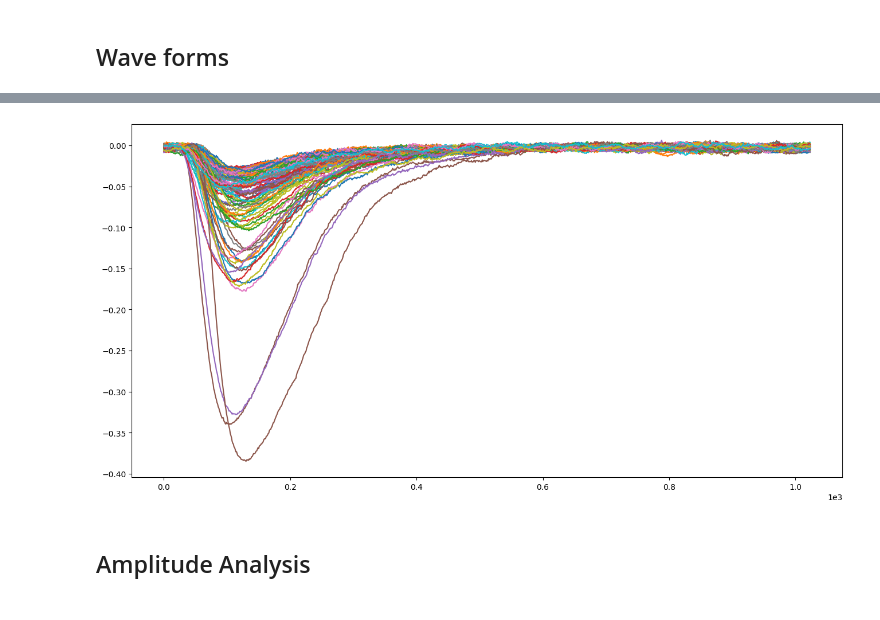
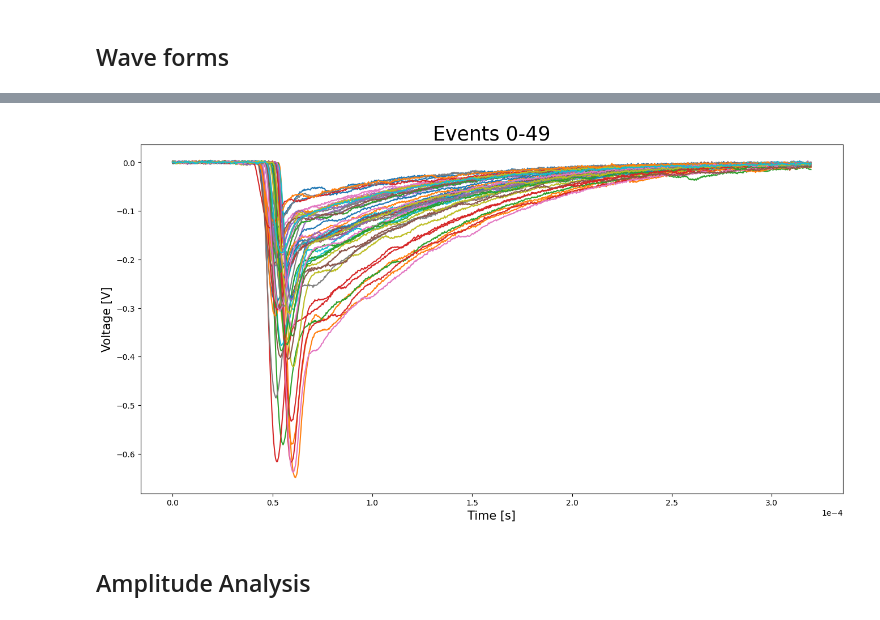
Before and after one commit to ReyGuadarrama/data_analyzer, a Jupyter notebook: analyzer/test.ipynb, the cells around one changed output, grey strips where cells are left out. Saved outputs shown, nothing was run; the diff lists cells and outputs as text; code cells hidden in the pictures.

Commit message:
waveforms plotting bug fixed

```diff
--- a/analyzer/test.ipynb
+++ b/analyzer/test.ipynb
@@ -33,4 +38,4 @@ data.sampling_period()
 # %%
 from waveForms import Signal_analyzer
 # %%
-signals = Signal_analyzer('./../raw_data/coincidence/wave*', 0)
+signals = Signal_analyzer('./../raw_data/boards_char/wavecatcher_run171_Ascii.dat', 4)
@@ -48,7 +58,7 @@ signals.noise()
 # %%
-signals.signal_plot(0, 100)
+signals.signal_plot(0, 50)
 # %% [output]
-[figure, old version]
+[figure, new version]
 # %% [markdown]
 ## Amplitude Analysis
 # %%
```
Also changed, not shown: parts of 11 cells of this notebook, 5 other files.
